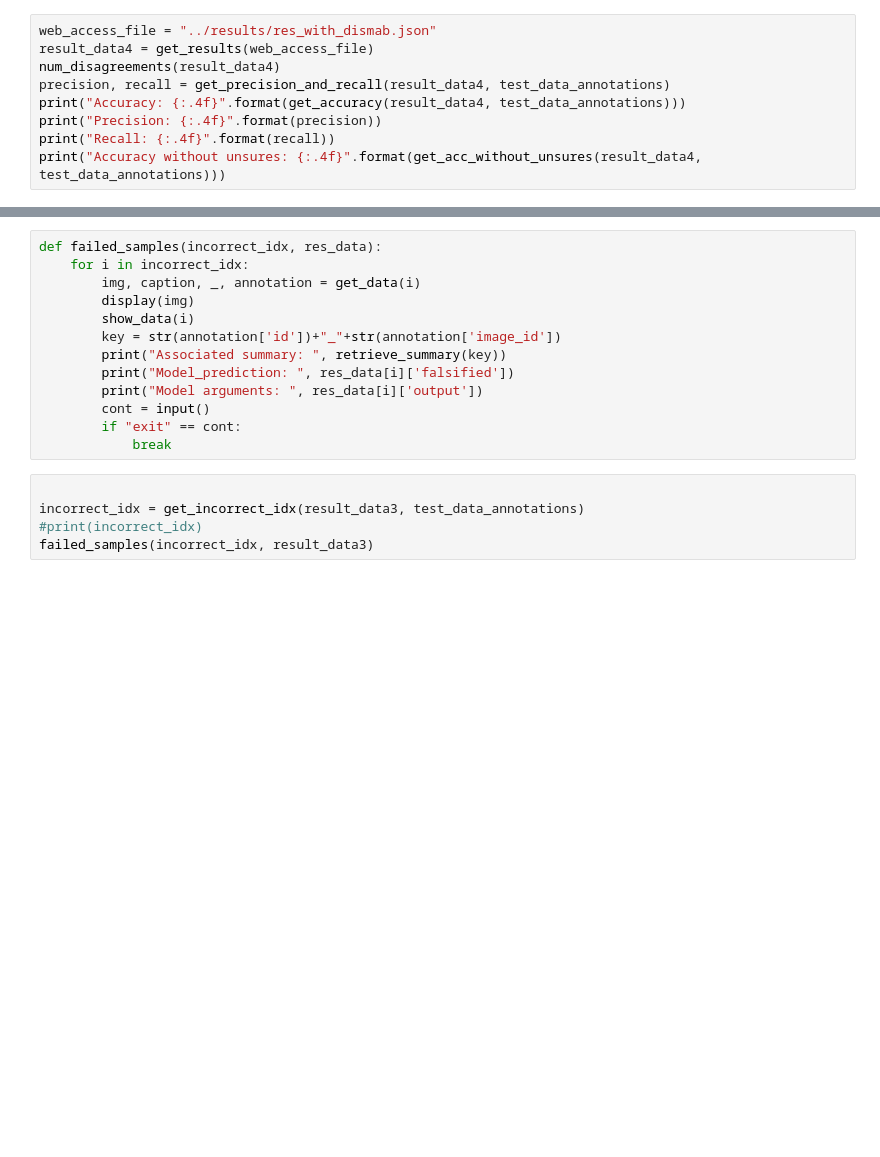
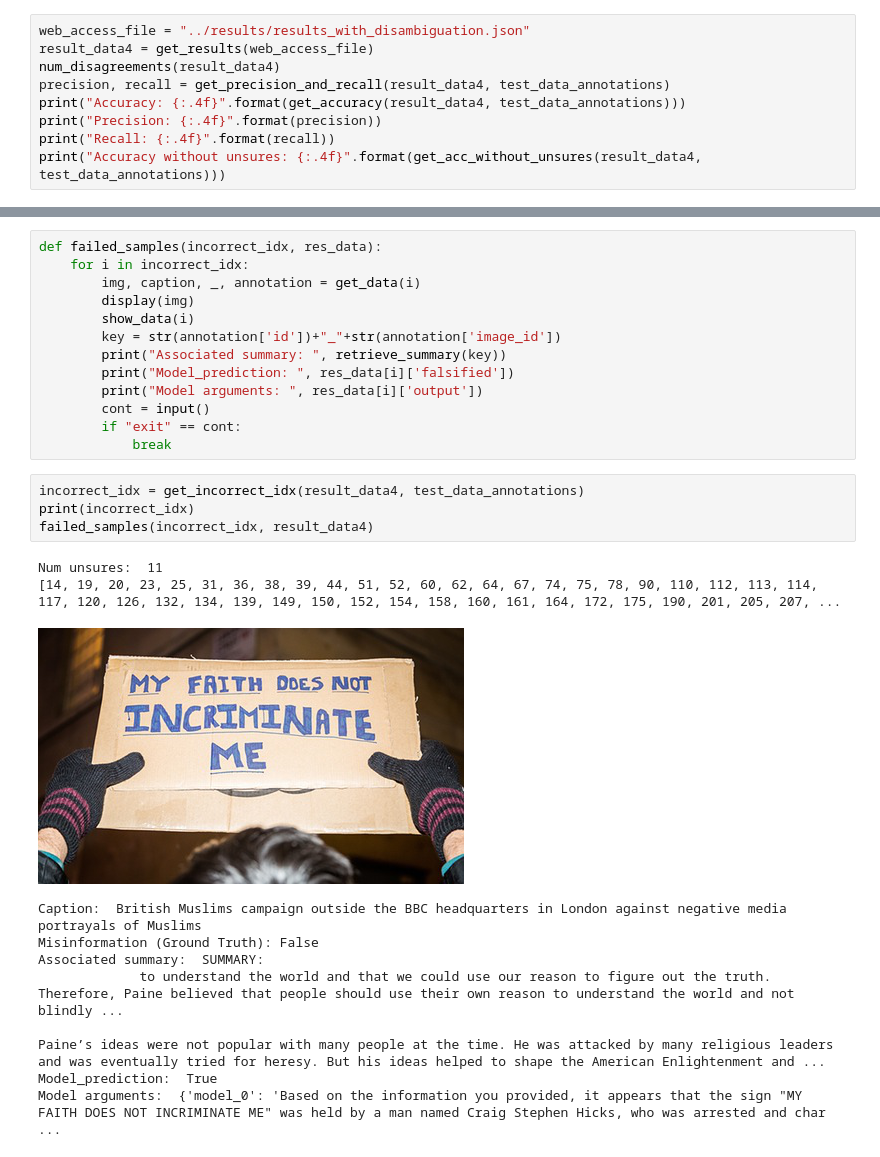
Before and after one commit to kumudlakara/MAD_Sherlock, a Jupyter notebook: experiments/exp10_result_analysis.ipynb, the cells around one changed output, grey strips where cells are left out. Drawn from its saved outputs; the diff is of its cells as text; blank space fills up the shorter version.

Commit message:
result analysis for final dismabiguation query experiment

```diff
--- a/experiments/exp10_result_analysis.ipynb
+++ b/experiments/exp10_result_analysis.ipynb
@@ -170,7 +170,7 @@ Accuracy without unsures: 0.8587
 # %% [markdown]
 ### with disambiguation queries
 # %%
-web_access_file = "../results/res_with_dismab.json"
+web_access_file = "../results/results_with_disambiguation.json"
 result_data4 = get_results(web_access_file)
 num_disagreements(result_data4)
 precision, recall = get_precision_and_recall(result_data4, test_data_annotations)
@@ -209,7 +209,18 @@ def failed_samples(incorrect_idx, res_data):
         if "exit" == cont:
             break
 # %%
-
-incorrect_idx = get_incorrect_idx(result_data3, test_data_annotations)
-#print(incorrect_idx)
-failed_samples(incorrect_idx, result_data3)
+incorrect_idx = get_incorrect_idx(result_data4, test_data_annotations)
+print(incorrect_idx)
+failed_samples(incorrect_idx, result_data4)
+# %% [output]
+Num unsures:  11
+[14, 19, 20, 23, 25, 31, 36, 38, 39, 44, 51, 52, 60, 62, 64, 67, 74, 75, 78, 90, 110, 112, 113, 114, 117, 120, 126, 132, 134, 139, 149, 150, 152, 154, 158, 160, 161, 164, 172, 175, 190, 201, 205, 207, ...
+[figure, added]
+Caption:  British Muslims campaign outside the BBC headquarters in London against negative media portrayals of Muslims
+Misinformation (Ground Truth): False
+Associated summary:  SUMMARY:
+             to understand the world and that we could use our reason to figure out the truth. Therefore, Paine believed that people should use their own reason to understand the world and not blindly ...
+
+Paine’s ideas were not popular with many people at the time. He was attacked by many religious leaders and was eventually tried for heresy. But his ideas helped to shape the American Enlightenment and ...
+Model_prediction:  True
+Model arguments:  {'model_0': 'Based on the information you provided, it appears that the sign "MY FAITH DOES NOT INCRIMINATE ME" was held by a man named Craig Stephen Hicks, who was arrested and char ...
```
Also changed, not shown: parts of 1 cell of this notebook.
